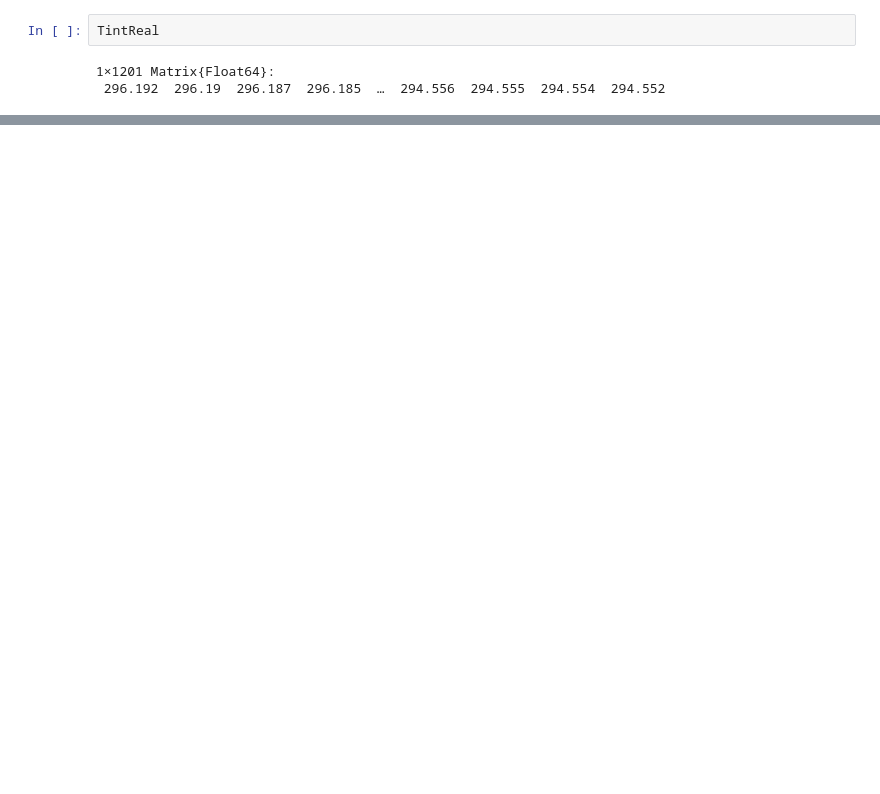
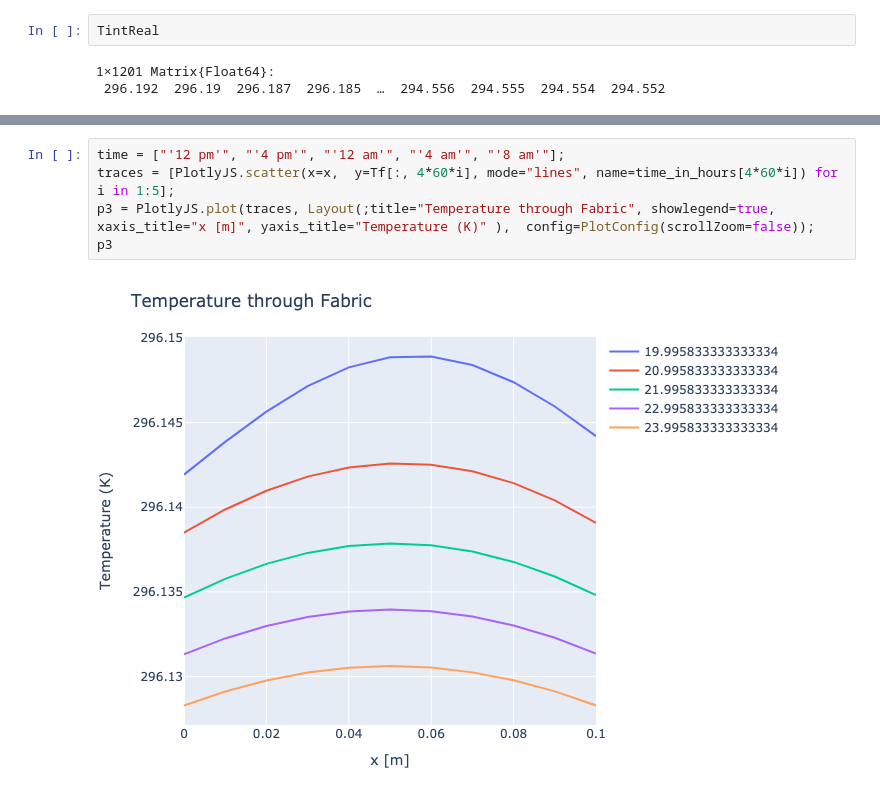
Before and after one commit to juliet29/bthermal_model, a Jupyter notebook: notebooks/hw7q4.ipynb, the cells around one changed output, grey strips where cells are left out. Saved outputs shown, nothing was run; the diff lists cells and outputs as text; blank space fills up the shorter version.

```diff
--- a/notebooks/hw7q4.ipynb
+++ b/notebooks/hw7q4.ipynb
@@ -232,3 +237,10 @@ TintReal
+# %%
+time = ["'12 pm'", "'4 pm'", "'12 am'", "'4 am'", "'8 am'"];
+traces = [PlotlyJS.scatter(x=x,  y=Tf[:, 4*60*i], mode="lines", name=time_in_hours[4*60*i]) for i in 1:5];
+p3 = PlotlyJS.plot(traces, Layout(;title="Temperature through Fabric", showlegend=true, xaxis_title="x [m]", yaxis_title="Temperature (K)" ),  config=PlotConfig(scrollZoom=false));
+p3
+# %% [output]
+[figure, added]
 # %%
 labels = ["T_int(t)","'T_f(x=th,t)'","'T_out(t)'","'Real T_int(t)'"];
 vals = [Tint[1:end-1], Tf[end, 1:end-1], vec(Tout), vec(TintReal)]
```
Also changed, not shown: parts of 12 cells of this notebook, 1 other file.
